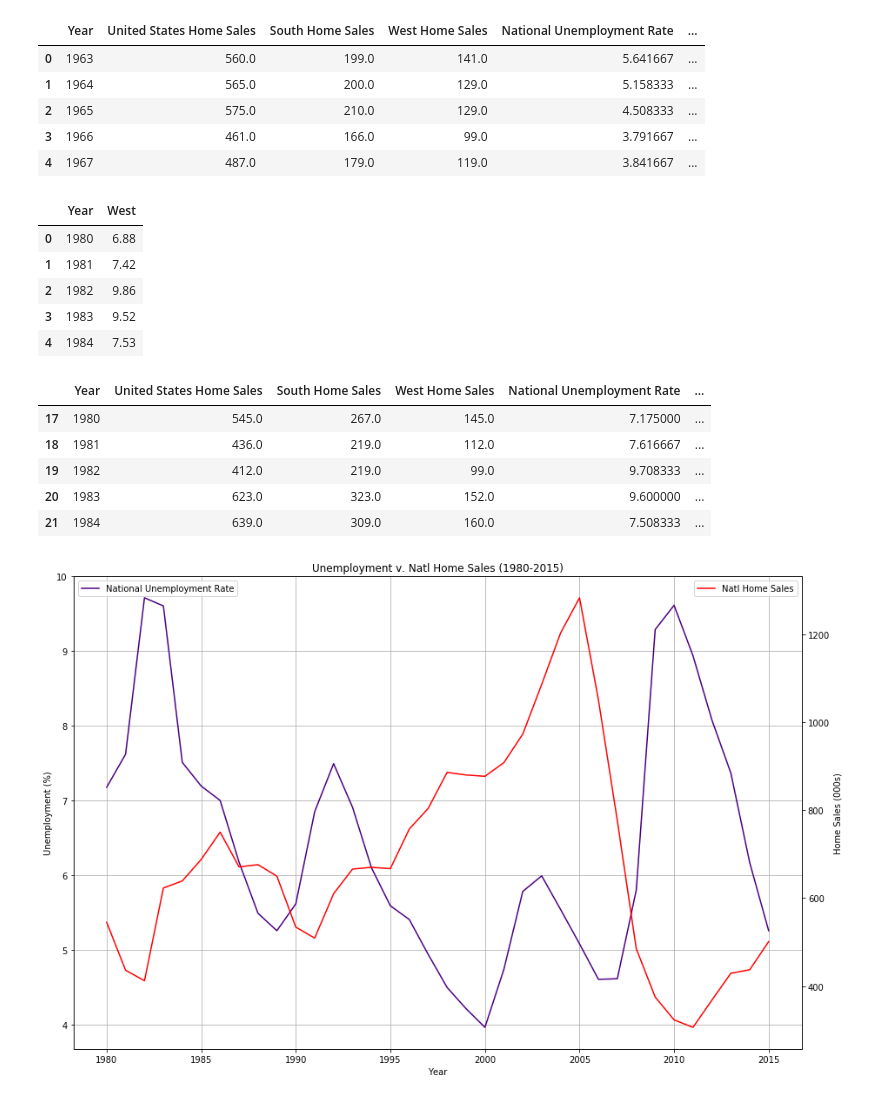
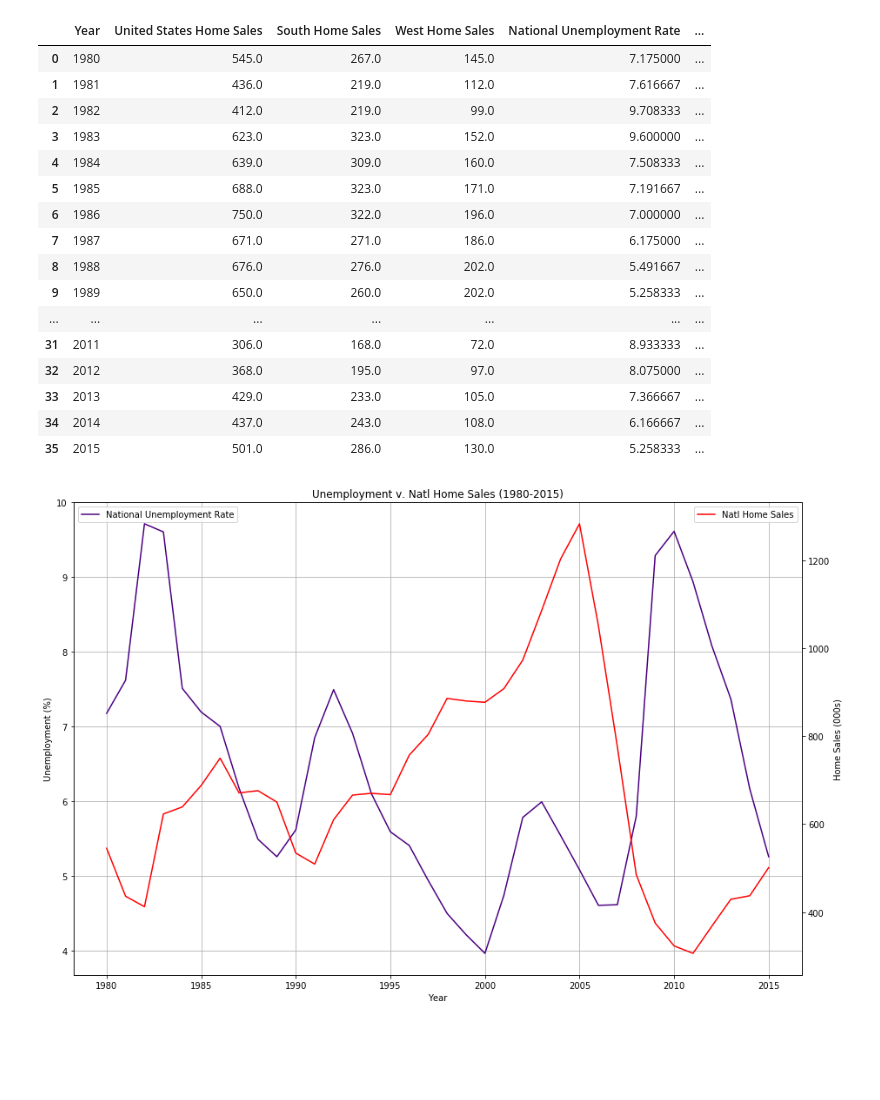
Before and after one commit to CarlosCocuy/ProjectRepo, a Jupyter notebook: unemployment_analysis.ipynb, the cells around one changed output. Drawn from its saved outputs; the diff is of its cells as text; code cells hidden in the pictures; blank space fills up the shorter version.

Commit message:
merge

```diff
--- a/unemployment_analysis.ipynb
+++ b/unemployment_analysis.ipynb
@@ -68,37 +7,24 @@ south_data.head()
-# %%
-add_south_df = pd.merge(sales_unemploy_df, south_data, on="Year", how="outer")
-add_south_df = add_south_df.rename(index=str, columns={'South': 'South Unemployment Rate'})
-add_south_df.head()
-# %% [output]
-|  | Year | United States Home Sales | South Home Sales | West Home Sales | National Unemployment Rate | ... |
-| 0 | 1963 | 560.0 | 199.0 | 141.0 | 5.641667 | ... |
-| 1 | 1964 | 565.0 | 200.0 | 129.0 | 5.158333 | ... |
-| 2 | 1965 | 575.0 | 210.0 | 129.0 | 4.508333 | ... |
-| 3 | 1966 | 461.0 | 166.0 | 99.0 | 3.791667 | ... |
-| 4 | 1967 | 487.0 | 179.0 | 119.0 | 3.841667 | ... |
-# %%
-csvpath4 = "Resources\WestData.csv"
-west_data = pd.DataFrame(pd.read_csv(csvpath4))
-west_data.head()
-# %% [output]
-|  | Year | West |
-| 0 | 1980 | 6.88 |
-| 1 | 1981 | 7.42 |
-| 2 | 1982 | 9.86 |
-| 3 | 1983 | 9.52 |
-| 4 | 1984 | 7.53 |
-# %%
-unemployment_df = pd.merge(add_south_df, west_data, on="Year", how="outer")
-unemployment_df = unemployment_df.rename(index=str, columns={'West': 'West Unemployment Rate'})
-unemployment_df = unemployment_df.dropna(how="any")
-unemployment_df.head()
-# %% [output]
-|  | Year | United States Home Sales | South Home Sales | West Home Sales | National Unemployment Rate | ... |
-| 17 | 1980 | 545.0 | 267.0 | 145.0 | 7.175000 | ... |
-| 18 | 1981 | 436.0 | 219.0 | 112.0 | 7.616667 | ... |
-| 19 | 1982 | 412.0 | 219.0 | 99.0 | 9.708333 | ... |
-| 20 | 1983 | 623.0 | 323.0 | 152.0 | 9.600000 | ... |
-| 21 | 1984 | 639.0 | 309.0 | 160.0 | 7.508333 | ... |
+# %%
+unemployment_df = pd.read_csv("Data/unemployment.csv")
+unemployment_df
+# %% [output]
+|  | Year | United States Home Sales | South Home Sales | West Home Sales | National Unemployment Rate | ... |
+| 0 | 1980 | 545.0 | 267.0 | 145.0 | 7.175000 | ... |
+| 1 | 1981 | 436.0 | 219.0 | 112.0 | 7.616667 | ... |
+| 2 | 1982 | 412.0 | 219.0 | 99.0 | 9.708333 | ... |
+| 3 | 1983 | 623.0 | 323.0 | 152.0 | 9.600000 | ... |
+| 4 | 1984 | 639.0 | 309.0 | 160.0 | 7.508333 | ... |
+| 5 | 1985 | 688.0 | 323.0 | 171.0 | 7.191667 | ... |
+| 6 | 1986 | 750.0 | 322.0 | 196.0 | 7.000000 | ... |
+| 7 | 1987 | 671.0 | 271.0 | 186.0 | 6.175000 | ... |
+| 8 | 1988 | 676.0 | 276.0 | 202.0 | 5.491667 | ... |
+| 9 | 1989 | 650.0 | 260.0 | 202.0 | 5.258333 | ... |
+| ... | ... | ... | ... | ... | ... | ... |
+| 31 | 2011 | 306.0 | 168.0 | 72.0 | 8.933333 | ... |
+| 32 | 2012 | 368.0 | 195.0 | 97.0 | 8.075000 | ... |
+| 33 | 2013 | 429.0 | 233.0 | 105.0 | 7.366667 | ... |
+| 34 | 2014 | 437.0 | 243.0 | 108.0 | 6.166667 | ... |
+| 35 | 2015 | 501.0 | 286.0 | 130.0 | 5.258333 | ... |
 # %%
 natl_home_sales=[]
 for sale in unemployment_df["United States Home Sales"]:
```
Also changed, not shown: parts of 8 cells of this notebook.
